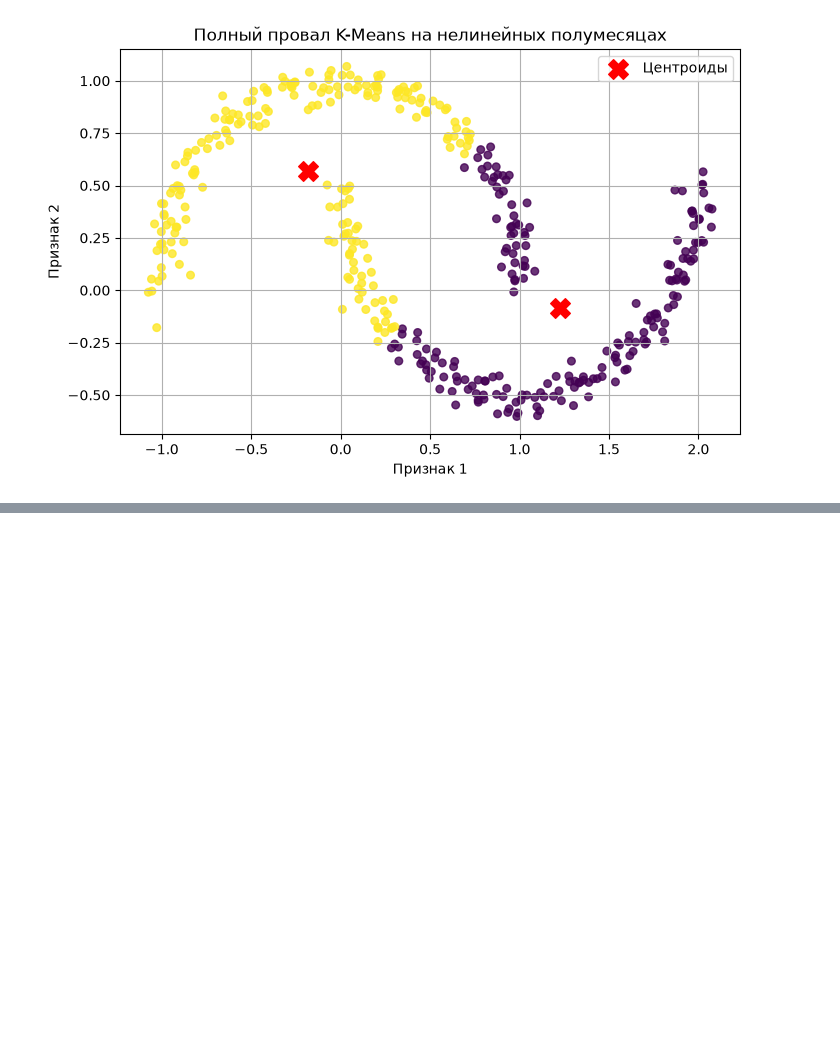
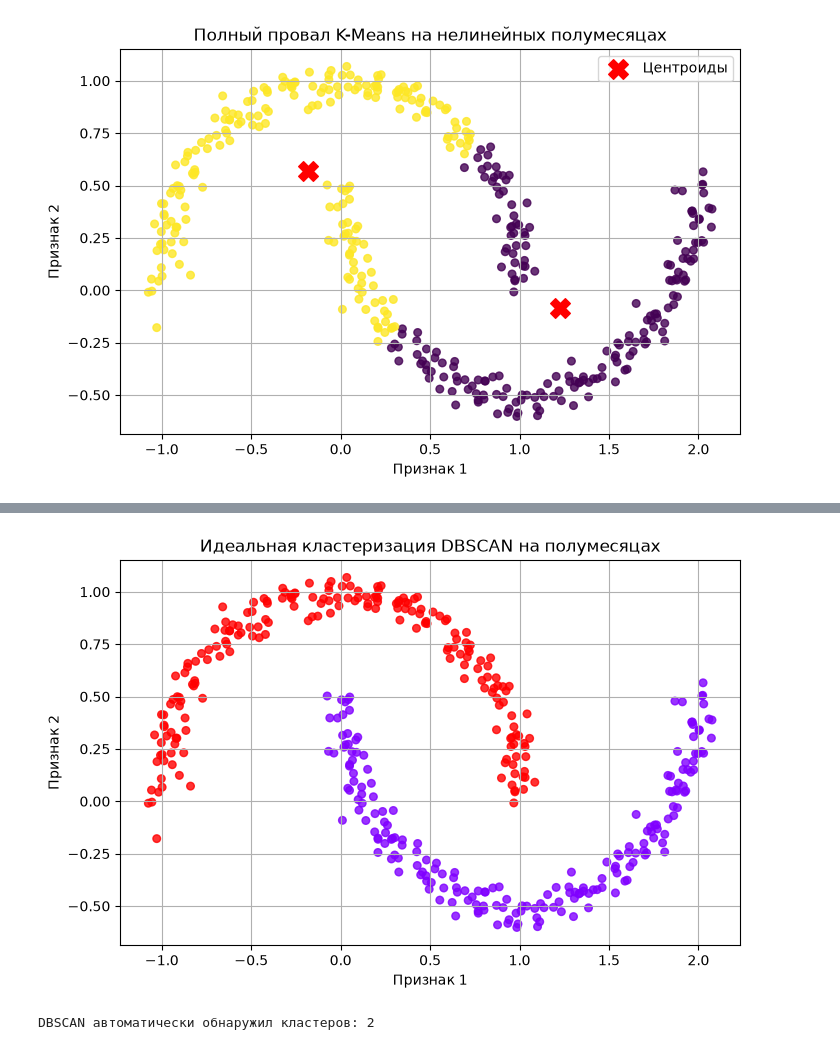
Before and after one commit to Uliana-int/SVM-small-project, a Jupyter notebook: usupervised_learning.ipynb, the cells around one changed output, grey strips where cells are left out. Drawn from its saved outputs; the diff is of its cells as text; code cells hidden in the pictures; blank space fills up the shorter version.

```diff
--- a/usupervised_learning.ipynb
+++ b/usupervised_learning.ipynb
@@ -86,0 +168,26 @@ plt.show()
+# %%
+dbscan = DBSCAN(eps=0.2, min_samples=5)
+dbscan.fit(X_moons)
+
+labels = dbscan.labels_
+
+plt.figure(figsize=(8, 5))
+plt.scatter(X_moons[:, 0], X_moons[:, 1], c=labels, cmap='rainbow', s=30, alpha=0.8)
+
+noise_mask = (labels == -1)
+if any(noise_mask):
+    plt.scatter(X_moons[noise_mask, 0], X_moons[noise_mask, 1],
+                c='black', marker='x', s=50, label='Аномалии (Шум)')
+    plt.legend()
+
+plt.title("Идеальная кластеризация DBSCAN на полумесяцах")
+plt.xlabel("Признак 1")
+plt.ylabel("Признак 2")
+plt.grid(True)
+plt.show()
+
+n_clusters_ = len(set(labels)) - (1 if -1 in labels else 0)
+print(f"DBSCAN автоматически обнаружил кластеров: {n_clusters_}")
+# %% [output]
+[figure, added]
+DBSCAN автоматически обнаружил кластеров: 2
```
Also changed, not shown: parts of 9 cells of this notebook.
